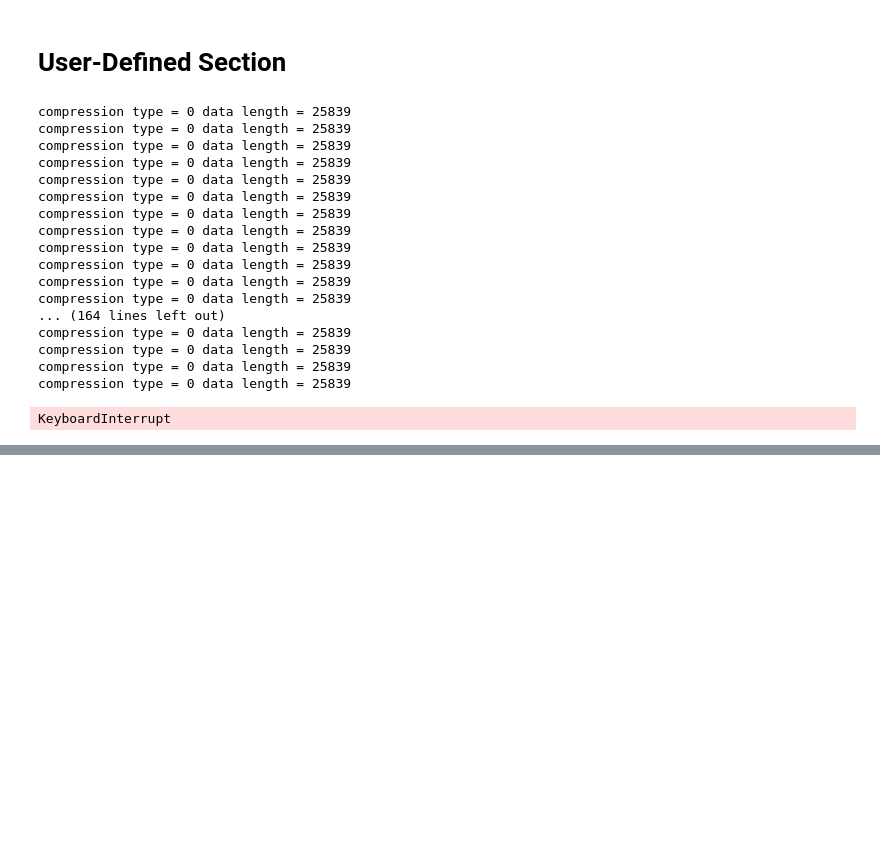
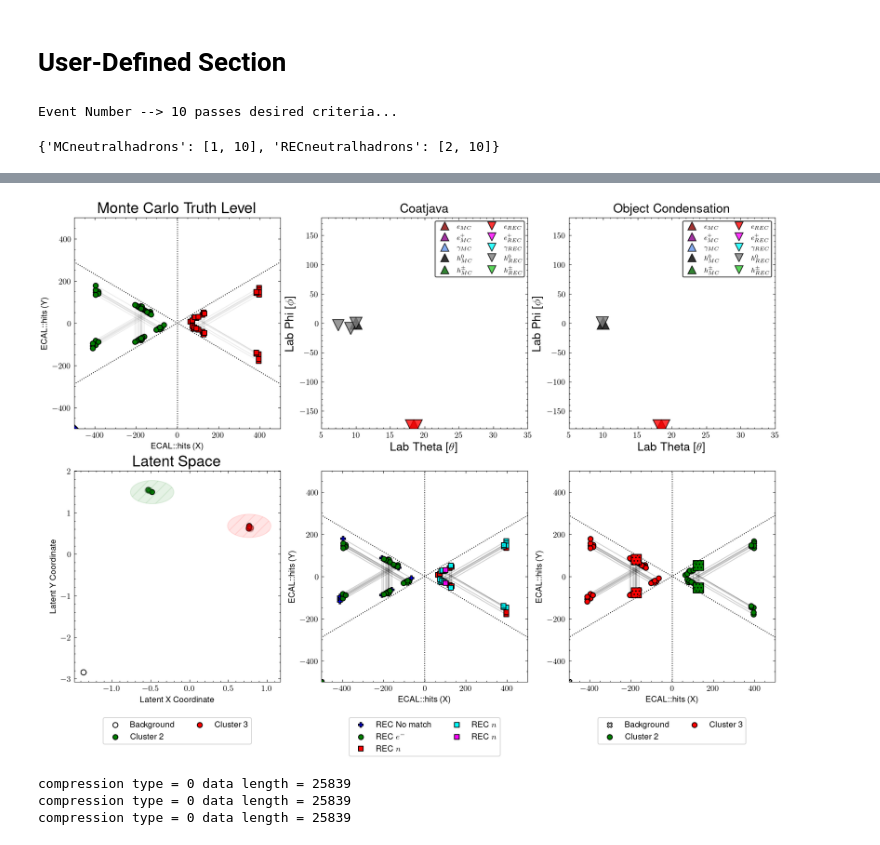
Before and after one commit to Gregtom3/neutneut, a Jupyter notebook: analysis/neutron_ml/event_hunter.ipynb, the cells around one changed output, grey strips where cells are left out. Saved outputs shown, nothing was run; the diff lists cells and outputs as text; code cells hidden in the pictures; blank space fills up the shorter version.

```diff
--- a/analysis/neutron_ml/event_hunter.ipynb
+++ b/analysis/neutron_ml/event_hunter.ipynb
@@ -302,35 +357,28 @@ def event_plot(project_name="", suffix="", model_load_path="", criteria={}, skip
 # %% [markdown]
 # User-Defined Section
 # %%
-project_name    = "sadpilot.10.07.2024.12.48"
-suffix          = "0000"
-model_load_path = "../../projects/sadpilot.10.07.2024.12.48/tensorflow/episode_0001/config_0000/10_08_2024_0000/trained_model.keras"
+# project_name    = "converge.10.14.2024.13.20"
+# file_basename   = "clasdispr.00.e10.600.emn0.75tmn.09.xs68.34nb.dis.0010"
+
+project_name    = "neutron_fire.11.01.2024.11.41"
+file_basename   = "___1.5___10.0___0.0___0.01___0.01___0.01___neutron___"
+
+
+model_load_path = "../../projects/converge.10.14.2024.13.20/tensorflow/episode_0002/config_0001/trained_model.keras"
 
 criteria_0 = {}
-criteria_1 = {"RECe": [1, 1], "RECneutralhadrons": [5,10]}
+criteria_1 = {"MCneutralhadrons": [1,10],"RECneutralhadrons": [2,10]}
 
-
-event_plot(project_name    = project_name,
-           suffix          = suffix,
+# 25, 80, 100
+evnum=event_plot(project_name    = project_name,
+           file_basename         = file_basename,
            model_load_path = model_load_path,
            criteria        = criteria_1,
-           skip            = 3)
+           skip            = 10,
+           tB              = 0.5,
+           tD              = 0.28,
+           bland           = False,
+           search          = 'coatjava')
 # %% [output]
-compression type = 0 data length = 25839
-compression type = 0 data length = 25839
-compression type = 0 data length = 25839
-compression type = 0 data length = 25839
-compression type = 0 data length = 25839
-compression type = 0 data length = 25839
-compression type = 0 data length = 25839
-compression type = 0 data length = 25839
-compression type = 0 data length = 25839
-compression type = 0 data length = 25839
-compression type = 0 data length = 25839
-compression type = 0 data length = 25839
-... (164 lines left out)
-compression type = 0 data length = 25839
-compression type = 0 data length = 25839
-compression type = 0 data length = 25839
-compression type = 0 data length = 25839
+Event Number --> 10 passes desired criteria...
-KeyboardInterrupt
+{'MCneutralhadrons': [1, 10], 'RECneutralhadrons': [2, 10]}
@@ -336,0 +387,4 @@ KeyboardInterrupt
+[figure, added]
+compression type = 0 data length = 25839
+compression type = 0 data length = 25839
+compression type = 0 data length = 25839
```
Also changed, not shown: parts of 20 cells of this notebook, 4 other files.
